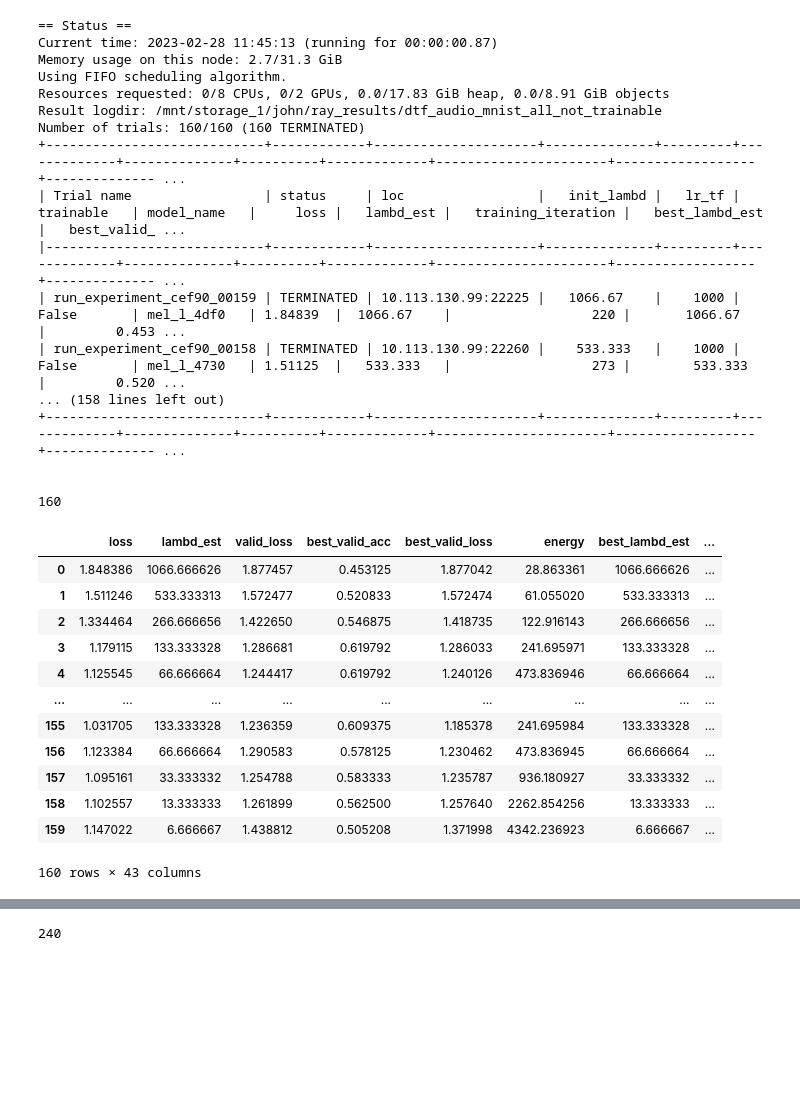
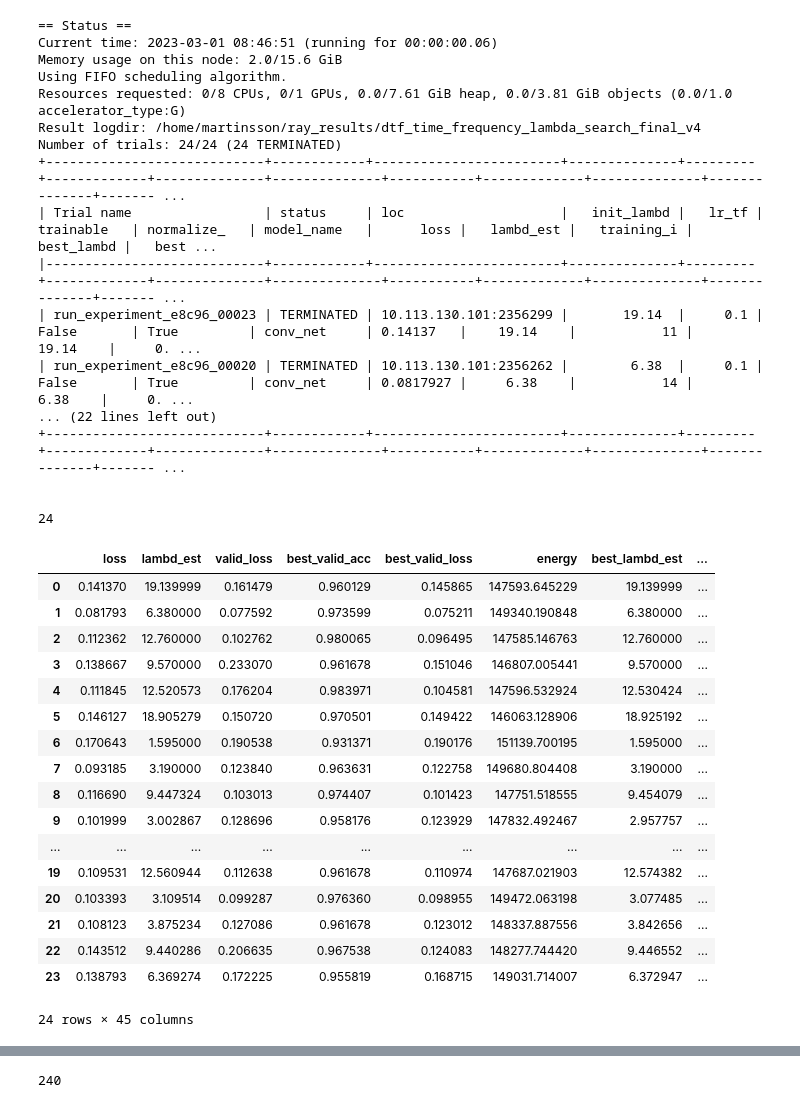
Before and after one commit to johnmartinsson/differentiable-mel-spectrogram, a Jupyter notebook: notebooks/analyse_ray_tune.ipynb, the cells around one changed output, grey strips where cells are left out. Saved outputs shown, nothing was run; the diff lists cells and outputs as text; code cells hidden in the pictures; blank space fills up the shorter version.

```diff
--- a/notebooks/analyse_ray_tune.ipynb
+++ b/notebooks/analyse_ray_tune.ipynb
@@ -24,7 +29,7 @@ display(HTML("<style>.container { width:100% !important; }</style>"))
 # %%
 #experiment_path = "/mnt/storage_1/john/ray_results/dtf_time_frequency_all_not_trainable/"
 #experiment_path = "/mnt/storage_1/john/ray_results/dtf_time_frequency_linear_trainable/"
-experiment_path = "/mnt/storage_1/john/ray_results/dtf_audio_mnist_all_not_trainable/"
+experiment_path = "/home/martinsson/ray_results/dtf_time_frequency_lambda_search_final_v4/"
 
 tuner = tune.Tuner.restore(path=experiment_path)
 result = tuner.fit()
@@ -42,32 +46,37 @@ df
 == Status ==
-Current time: 2023-02-28 11:45:13 (running for 00:00:00.87)
-Memory usage on this node: 2.7/31.3 GiB
+Current time: 2023-03-01 08:46:51 (running for 00:00:00.06)
+Memory usage on this node: 2.0/15.6 GiB
 Using FIFO scheduling algorithm.
-Resources requested: 0/8 CPUs, 0/2 GPUs, 0.0/17.83 GiB heap, 0.0/8.91 GiB objects
-Result logdir: /mnt/storage_1/john/ray_results/dtf_audio_mnist_all_not_trainable
-Number of trials: 160/160 (160 TERMINATED)
-+----------------------------+------------+---------------------+--------------+---------+-------------+--------------+----------+-------------+----------------------+------------------+-------------- ...
-| Trial name                 | status     | loc                 |   init_lambd |   lr_tf | trainable   | model_name   |     loss |   lambd_est |   training_iteration |   best_lambd_est |   best_valid_ ...
-|----------------------------+------------+---------------------+--------------+---------+-------------+--------------+----------+-------------+----------------------+------------------+-------------- ...
-| run_experiment_cef90_00159 | TERMINATED | 10.113.130.99:22225 |   1066.67    |    1000 | False       | mel_l_4df0   | 1.84839  |  1066.67    |                  220 |       1066.67    |         0.453 ...
-| run_experiment_cef90_00158 | TERMINATED | 10.113.130.99:22260 |    533.333   |    1000 | False       | mel_l_4730   | 1.51125  |   533.333   |                  273 |        533.333   |         0.520 ...
-... (158 lines left out)
-+----------------------------+------------+---------------------+--------------+---------+-------------+--------------+----------+-------------+----------------------+------------------+-------------- ...
+Resources requested: 0/8 CPUs, 0/1 GPUs, 0.0/7.61 GiB heap, 0.0/3.81 GiB objects (0.0/1.0 accelerator_type:G)
+Result logdir: /home/martinsson/ray_results/dtf_time_frequency_lambda_search_final_v4
+Number of trials: 24/24 (24 TERMINATED)
++----------------------------+------------+------------------------+--------------+---------+-------------+--------------+--------------+-----------+-------------+--------------+--------------+------- ...
+| Trial name                 | status     | loc                    |   init_lambd |   lr_tf | trainable   | normalize_   | model_name   |      loss |   lambd_est |   training_i |   best_lambd |   best ...
+|----------------------------+------------+------------------------+--------------+---------+-------------+--------------+--------------+-----------+-------------+--------------+--------------+------- ...
+| run_experiment_e8c96_00023 | TERMINATED | 10.113.130.101:2356299 |       19.14  |     0.1 | False       | True         | conv_net     | 0.14137   |    19.14    |           11 |     19.14    |     0. ...
+| run_experiment_e8c96_00020 | TERMINATED | 10.113.130.101:2356262 |        6.38  |     0.1 | False       | True         | conv_net     | 0.0817927 |     6.38    |           14 |      6.38    |     0. ...
+... (22 lines left out)
++----------------------------+------------+------------------------+--------------+---------+-------------+--------------+--------------+-----------+-------------+--------------+--------------+------- ...
 
 
-160
+24
 |  | loss | lambd_est | valid_loss | best_valid_acc | best_valid_loss | energy | best_lambd_est | ... |
-| 0 | 1.848386 | 1066.666626 | 1.877457 | 0.453125 | 1.877042 | 28.863361 | 1066.666626 | ... |
-| 1 | 1.511246 | 533.333313 | 1.572477 | 0.520833 | 1.572474 | 61.055020 | 533.333313 | ... |
-| 2 | 1.334464 | 266.666656 | 1.422650 | 0.546875 | 1.418735 | 122.916143 | 266.666656 | ... |
-| 3 | 1.179115 | 133.333328 | 1.286681 | 0.619792 | 1.286033 | 241.695971 | 133.333328 | ... |
-| 4 | 1.125545 | 66.666664 | 1.244417 | 0.619792 | 1.240126 | 473.836946 | 66.666664 | ... |
+| 0 | 0.141370 | 19.139999 | 0.161479 | 0.960129 | 0.145865 | 147593.645229 | 19.139999 | ... |
+| 1 | 0.081793 | 6.380000 | 0.077592 | 0.973599 | 0.075211 | 149340.190848 | 6.380000 | ... |
+| 2 | 0.112362 | 12.760000 | 0.102762 | 0.980065 | 0.096495 | 147585.146763 | 12.760000 | ... |
+| 3 | 0.138667 | 9.570000 | 0.233070 | 0.961678 | 0.151046 | 146807.005441 | 9.570000 | ... |
+| 4 | 0.111845 | 12.520573 | 0.176204 | 0.983971 | 0.104581 | 147596.532924 | 12.530424 | ... |
+| 5 | 0.146127 | 18.905279 | 0.150720 | 0.970501 | 0.149422 | 146063.128906 | 18.925192 | ... |
+| 6 | 0.170643 | 1.595000 | 0.190538 | 0.931371 | 0.190176 | 151139.700195 | 1.595000 | ... |
+| 7 | 0.093185 | 3.190000 | 0.123840 | 0.963631 | 0.122758 | 149680.804408 | 3.190000 | ... |
+| 8 | 0.116690 | 9.447324 | 0.103013 | 0.974407 | 0.101423 | 147751.518555 | 9.454079 | ... |
+| 9 | 0.101999 | 3.002867 | 0.128696 | 0.958176 | 0.123929 | 147832.492467 | 2.957757 | ... |
 | ... | ... | ... | ... | ... | ... | ... | ... | ... |
-| 155 | 1.031705 | 133.333328 | 1.236359 | 0.609375 | 1.185378 | 241.695984 | 133.333328 | ... |
-| 156 | 1.123384 | 66.666664 | 1.290583 | 0.578125 | 1.230462 | 473.836945 | 66.666664 | ... |
-| 157 | 1.095161 | 33.333332 | 1.254788 | 0.583333 | 1.235787 | 936.180927 | 33.333332 | ... |
-| 158 | 1.102557 | 13.333333 | 1.261899 | 0.562500 | 1.257640 | 2262.854256 | 13.333333 | ... |
-| 159 | 1.147022 | 6.666667 | 1.438812 | 0.505208 | 1.371998 | 4342.236923 | 6.666667 | ... |
+| 19 | 0.109531 | 12.560944 | 0.112638 | 0.961678 | 0.110974 | 147687.021903 | 12.574382 | ... |
+| 20 | 0.103393 | 3.109514 | 0.099287 | 0.976360 | 0.098955 | 149472.063198 | 3.077485 | ... |
+| 21 | 0.108123 | 3.875234 | 0.127086 | 0.961678 | 0.123012 | 148337.887556 | 3.842656 | ... |
+| 22 | 0.143512 | 9.440286 | 0.206635 | 0.967538 | 0.124083 | 148277.744420 | 9.446552 | ... |
+| 23 | 0.138793 | 6.369274 | 0.172225 | 0.955819 | 0.168715 | 149031.714007 | 6.372947 | ... |
-160 rows × 43 columns
+24 rows × 45 columns
 # %%
 df = result.get_dataframe()
```
Also changed, not shown: parts of 5 cells of this notebook.
